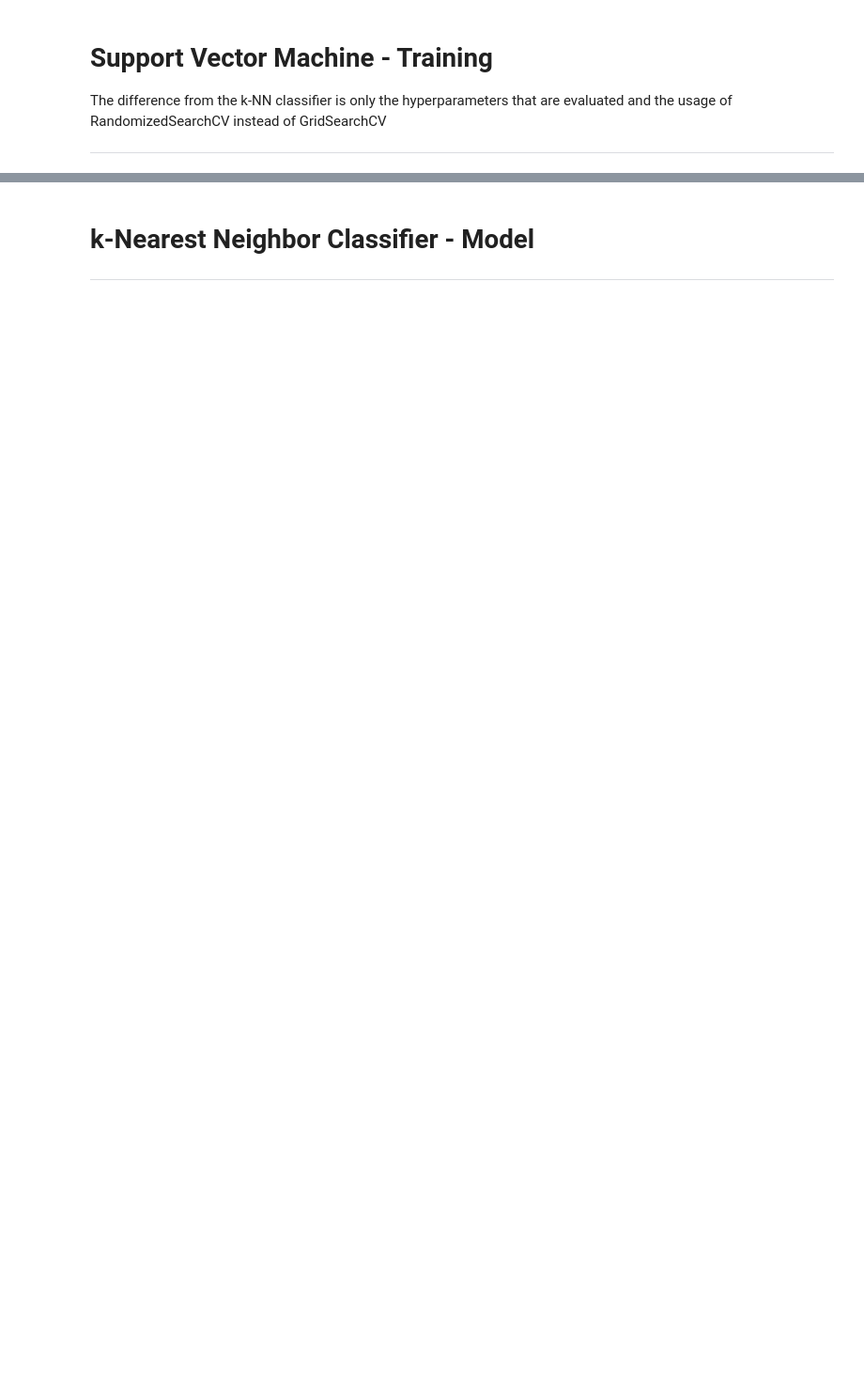
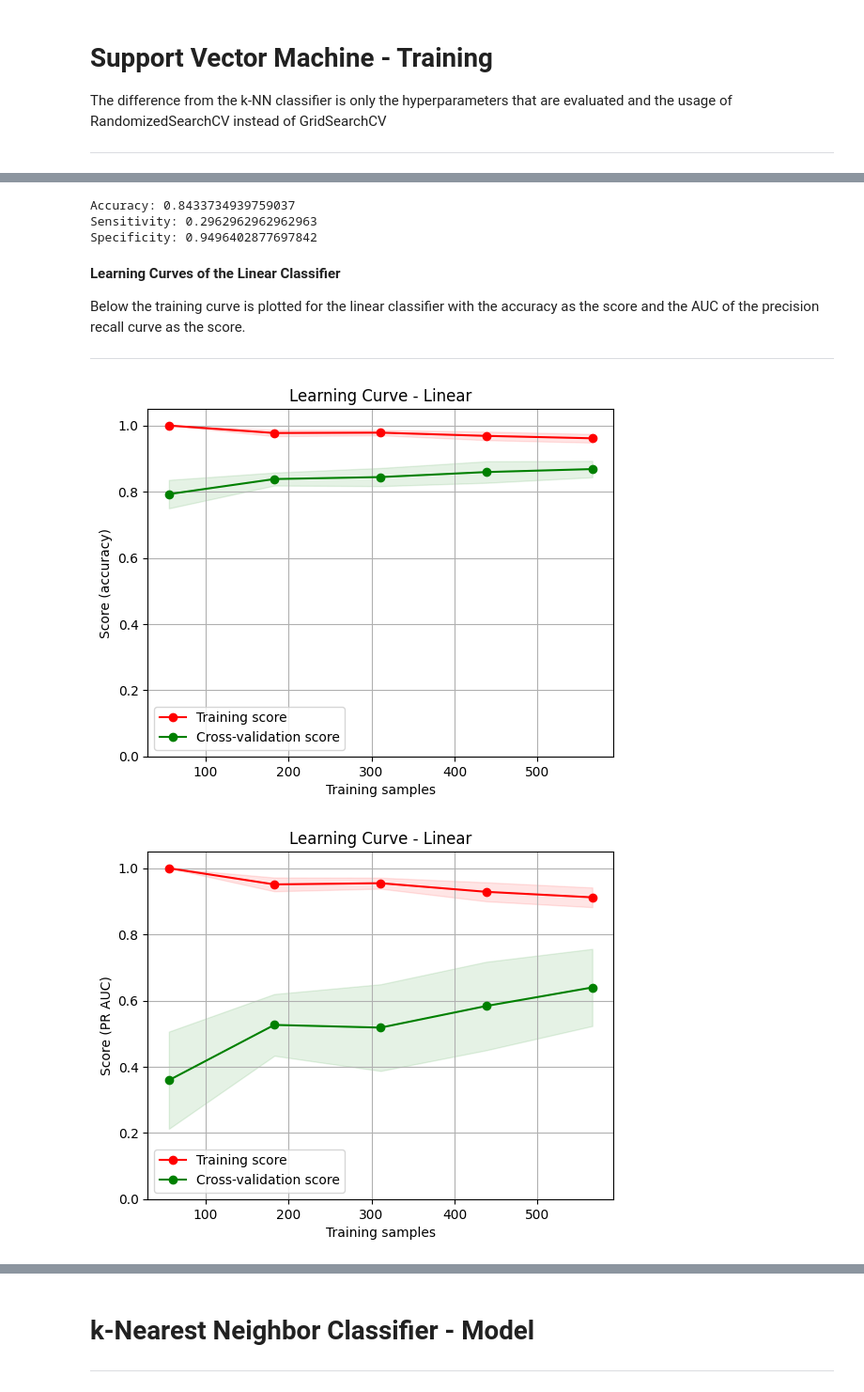
Before and after one commit to Ming842/TM10007_Machine_Learning_Group_4, a Jupyter notebook: final.ipynb, the cells around one changed output, grey strips where cells are left out. Shown at 94% size. Saved outputs shown, nothing was run; the diff lists cells and outputs as text; code cells hidden in the pictures; blank space fills up the shorter version.

```diff
--- a/final.ipynb
+++ b/final.ipynb
@@ -429,7 +524,7 @@ for outer_rand in tqdm(outer, desc='Outer Loop'):
     random_search = RandomizedSearchCV(
         estimator=rf,
         param_distributions=param_grid_rf,
-        scoring='roc_auc',
+        scoring=pr_auc_scorer,
         cv=cv_inner,
         n_iter=n_randomsearchcv,
         n_jobs=-1,
@@ -456,7 +551,7 @@ for outer_rand in tqdm(outer, desc='Outer Loop'):
     precision, recall, _ = precision_recall_curve(y_test_outer, y_pred_proba)
     precision_list_RF.append(precision)
     recall_list_RF.append(recall)
-    auc_list_RF.append(auc(recall, precision))
+    auc_list_RF.append(pr_auc(recall, precision))
 
     best_params_dict_RF[f"Outer {outer_rand}"]['auc'] = auc_score
     best_params_dict_RF[f"Outer {outer_rand}"]['f1'] = f1
@@ -524,14 +619,11 @@ for outer_rand in tqdm(outer, desc='Outer Loop'):
     param_grid_svc = {
         'svc__C': loguniform(0.01, 1000),
         'svc__gamma': loguniform(0.0001, 100),
-        'svc__class_weight': ['balanced', None],
         'svc__shrinking': [True, False],
         'svc__tol': uniform(1e-5, 1e-2)
     }
 
     cv_inner = StratifiedKFold(n_splits=7, shuffle=True, random_state=7)
-
-    pr_auc_scorer = make_scorer(pr_auc_score, needs_proba=True)
 
     random_search = RandomizedSearchCV(
         estimator=pipeline,
@@ -559,7 +651,7 @@ for outer_rand in tqdm(outer, desc='Outer Loop'):
     accuracy = accuracy_score(y_test_outer, y_pred)
 
     precision, recall, _ = precision_recall_curve(y_test_outer, y_pred_proba)
-    pr_score = auc(recall, precision)
+    pr_score = pr_auc(recall, precision)
 
     best_params_dict_SVM[f"Outer {outer_rand}"] = {
         **best_params,
@@ -577,7 +669,7 @@ for outer_rand in tqdm(outer, desc='Outer Loop'):
     auc_list_SVM.append(pr_score)
 
     # Save best parameters
-    results_df = pd.DataFrame.from_dict(best_params_dict, orient='index')
+    results_df = pd.DataFrame.from_dict(best_params_dict_SVM, orient='index')
     results_csv_path = os.path.join(os.getcwd(), 'SVM_best_hyperparameters.csv')
     results_df.to_csv(results_csv_path)
 
@@ -597,39 +737,44 @@ We expect the linear classifier to perform poorly, as the data is expected to be
 
 ---
 # %%
-# Splitting the data into training and testing sets
-x_train, x_test, y_train, y_test = train_test_split(x, y, test_size=0.2, random_state=42)
-# Scaling the features
-scaler = MinMaxScaler(feature_range=(0, 1))
-x_train = scaler.fit_transform(x_train)
-x_test = scaler.transform(x_test)
-# Applying PCA
-pca = PCA(n_components=0.99)
-x_train = pca.fit_transform(x_train)
-x_test = pca.transform(x_test)
-# Creating and training the linear classifier
-classifier = LogisticRegression()
-classifier.fit(x_train, y_train)
+# Creating a pipeline
+pipeline_lc = Pipeline([
+    ('scaler', MinMaxScaler(feature_range=(0, 1))),
+    ('pca', PCA(n_components=0.99)),
+    ('classifier', LogisticRegression())
+])
+
+# Training the pipeline
+pipeline_lc.fit(X_train, y_train)
 
 # Making predictions
-y_pred = classifier.predict(x_test)
+y_pred = pipeline_lc.predict(X_test)
 
 # Evaluating the classifier
 accuracy = accuracy_score(y_test, y_pred)
-# Calculate F1 score
-f1 = f1_score(y_test, y_pred)
 
 # Calculate sensitivity and specificity
 tn, fp, fn, tp = confusion_matrix(y_test, y_pred).ravel()
 sensitivity = tp / (tp + fn)
 specificity = tn / (tn + fp)
 
-# Calculate AUC
-auc = roc_auc_score(y_test, classifier.predict_proba(x_test)[:, 1])
-
 # Print the metrics
 print(f"Accuracy: {accuracy}")
-print(f"F1 Score: {f1}")
 print(f"Sensitivity: {sensitivity}")
 print(f"Specificity: {specificity}")
-print(f"AUC: {auc}")
+# %% [output]
+Accuracy: 0.8433734939759037
+Sensitivity: 0.2962962962962963
+Specificity: 0.9496402877697842
+# %% [markdown]
+**Learning Curves of the Linear Classifier**
+
+Below the training curve is plotted for the linear classifier with the accuracy as the score and the AUC of the precision recall curve as the score.
+
+---
+# %%
+plot_learning_curve(pipeline_lc, X_train, y_train, 'accuracy', 'Linear')
+plot_learning_curve(pipeline_lc, X_train, y_train, pr_auc_scorer, 'Linear')
+# %% [output]
+[figure, added]
+[figure, added]
```
Also changed, not shown: parts of 35 cells of this notebook.
